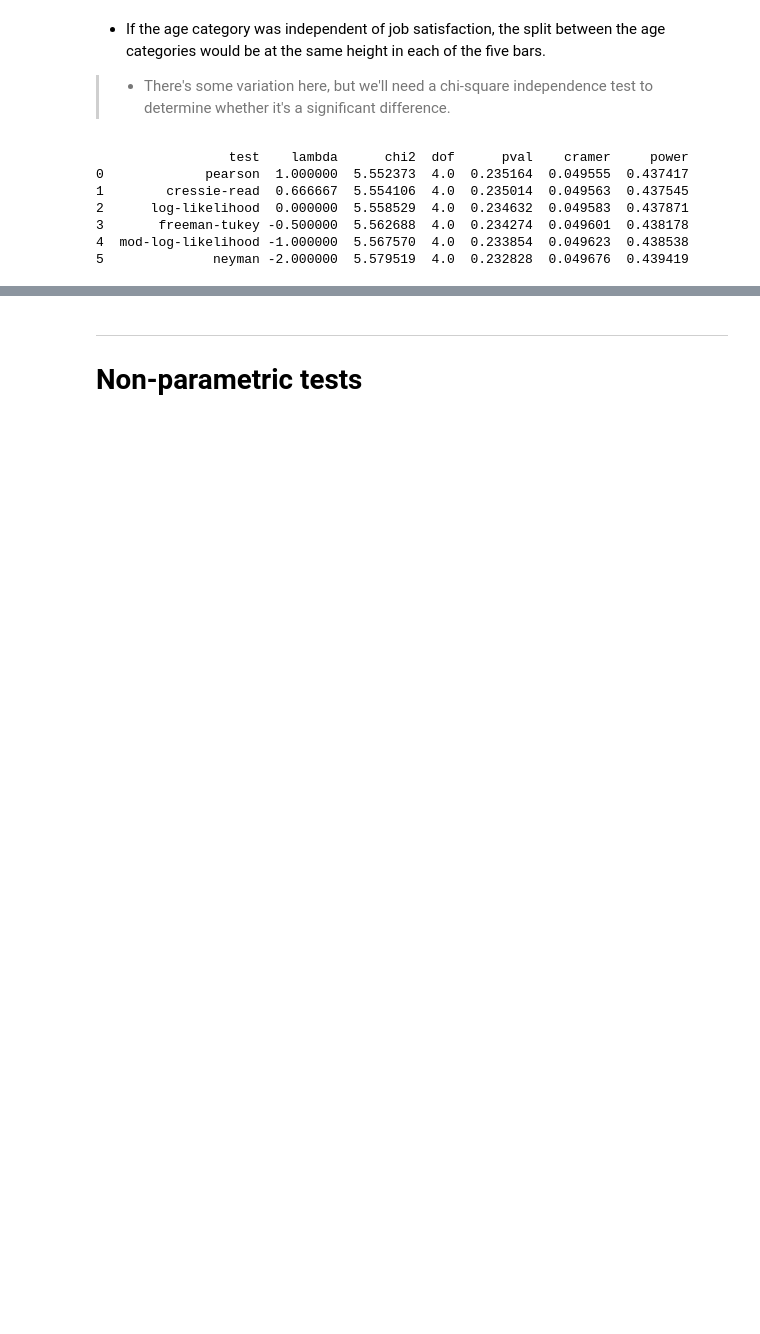
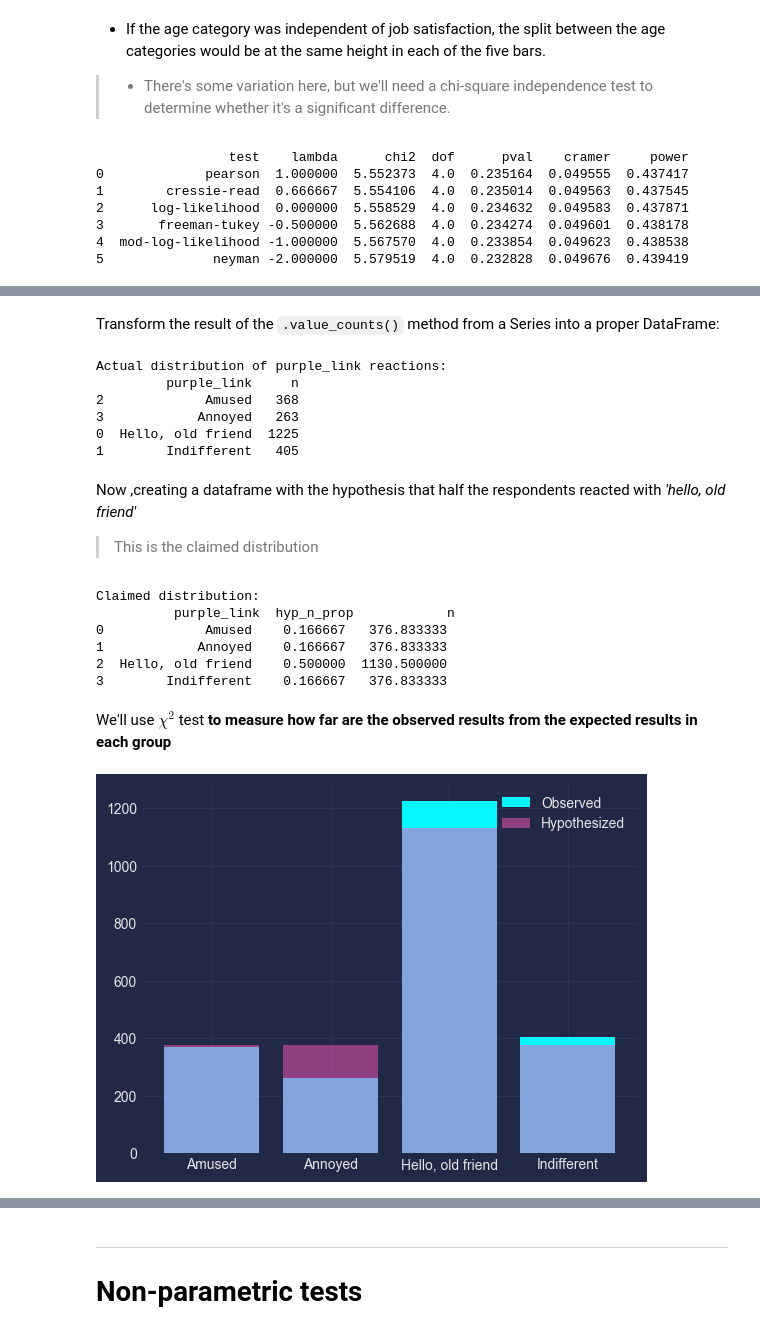
Before and after one commit to abhijeet-bhambere/python-ml-trail, a Jupyter notebook: hypothesis_testing.ipynb, the cells around one changed output, grey strips where cells are left out. Drawn from its saved outputs; the diff is of its cells as text; code cells hidden in the pictures; blank space fills up the shorter version.

```diff
--- a/hypothesis_testing.ipynb
+++ b/hypothesis_testing.ipynb
@@ -1105,0 +1140,52 @@ print(statistics)
+# %% [markdown]
+Transform the result of the `.value_counts()` method from a Series into a proper DataFrame:
+# %%
+# creating a dataframe for above categories
+purplelink_counts_df = stackoverflowdf['purple_link'].value_counts().rename_axis('purple_link')\
+                    .reset_index(name='n').sort_values('purple_link')
+
+print(f"Actual distribution of purple_link reactions:\n{purplelink_counts_df}")
+# %% [output]
+Actual distribution of purple_link reactions:
+         purple_link     n
+2             Amused   368
+3            Annoyed   263
+0  Hello, old friend  1225
+1        Indifferent   405
+# %% [markdown]
+Now ,creating a dataframe with the hypothesis that half the respondents reacted with _'hello, old friend'_
+
+>This is the claimed distribution
+# %%
+# creating a hypothesized dataframe
+
+alpha_gofit = 0.01
+
+hyp_df = pd.DataFrame({
+    'purple_link': ['Amused', 'Annoyed','Hello, old friend', 'Indifferent'],
+    'hyp_n_prop': [1/6, 1/6, 1/2, 1/6]
+})
+
+n_total = len(stackoverflowdf)
+hyp_df["n"] = hyp_df['hyp_n_prop'] * n_total
+print(f"Claimed distribution:\n {hyp_df}")
+# %% [output]
+Claimed distribution:
+          purple_link  hyp_n_prop            n
+0             Amused    0.166667   376.833333
+1            Annoyed    0.166667   376.833333
+2  Hello, old friend    0.500000  1130.500000
+3        Indifferent    0.166667   376.833333
+# %% [markdown]
+We'll use $\chi^2$ test **to measure how far are the observed results from the expected results in each group**
+# %%
+# visualizing distribution for actual vs hypothesized claim:
+with plt.style.context('cyberpunk'):
+    plt.bar(purplelink_counts_df['purple_link'], purplelink_counts_df['n'], label='Observed')
+    # adding transparency for claim distribution
+    plt.bar(hyp_df['purple_link'], hyp_df['n'], label='Hypothesized', alpha=0.5)
+
+    plt.legend()
+    plt.show()
+# %% [output]
+[figure, added]
```
Also changed, not shown: parts of 27 cells of this notebook.
